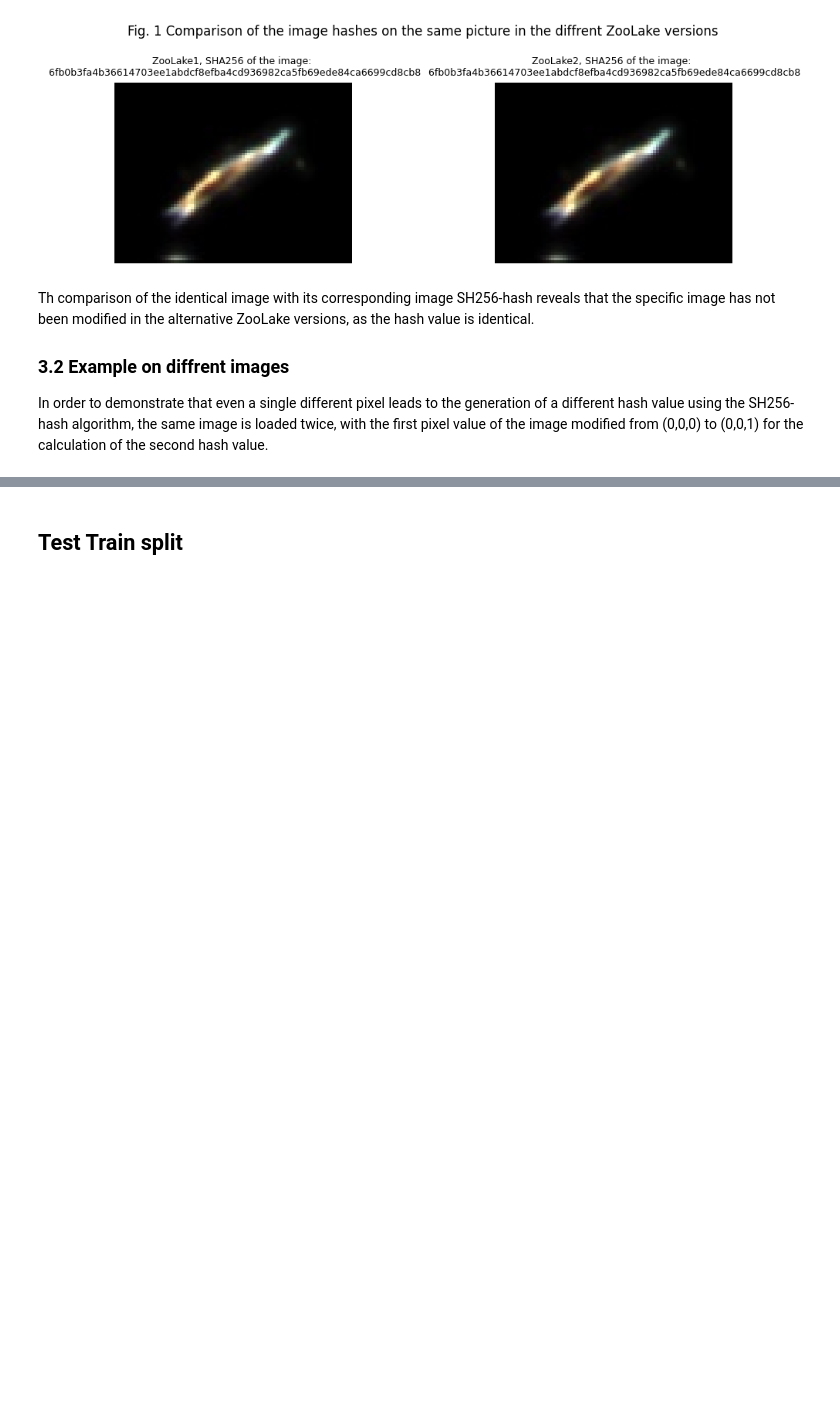
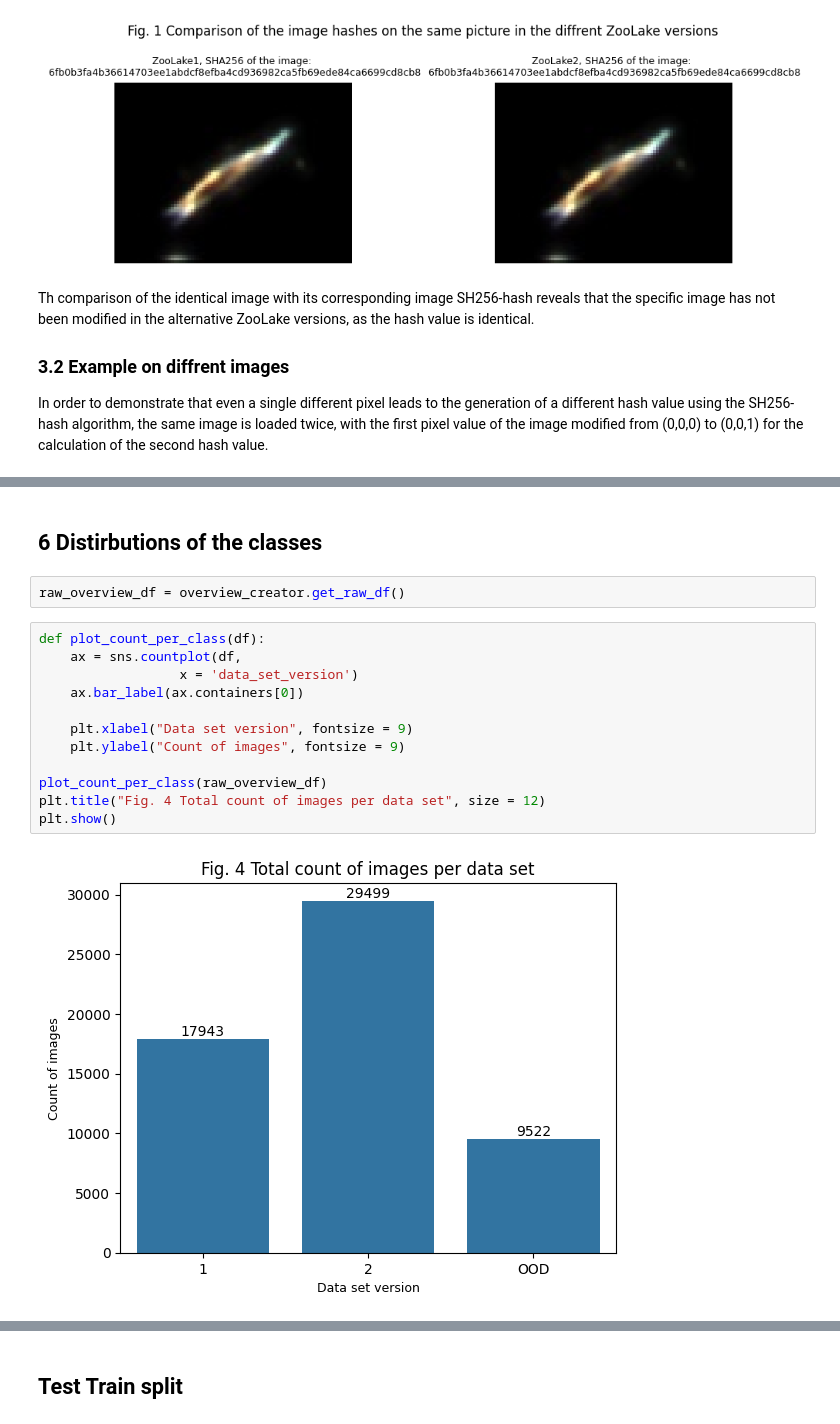
Before and after one commit to JuanFelipeRuiz/lit_ecology_classifier, a Jupyter notebook: notebooks/1_dataset_overview.ipynb, the cells around one changed output, grey strips where cells are left out. Saved outputs shown, nothing was run; the diff lists cells and outputs as text; blank space fills up the shorter version.

```diff
--- a/notebooks/1_dataset_overview.ipynb
+++ b/notebooks/1_dataset_overview.ipynb
@@ -576,0 +475,18 @@ plot_images_with_same_hash(image_hashes_df, hash_algorithm='hash256', dataset_ve
+# %% [markdown]
+##  6 Distirbutions of the classes
+# %%
+raw_overview_df = overview_creator.get_raw_df()
+# %%
+def plot_count_per_class(df):
+    ax = sns.countplot(df,
+                  x = 'data_set_version')
+    ax.bar_label(ax.containers[0])
+
+    plt.xlabel("Data set version", fontsize = 9)
+    plt.ylabel("Count of images", fontsize = 9)
+
+plot_count_per_class(raw_overview_df)
+plt.title("Fig. 4 Total count of images per data set", size = 12)
+plt.show()
+# %% [output]
+[figure, added]
```
Also changed, not shown: parts of 46 cells of this notebook, 2 other files.
